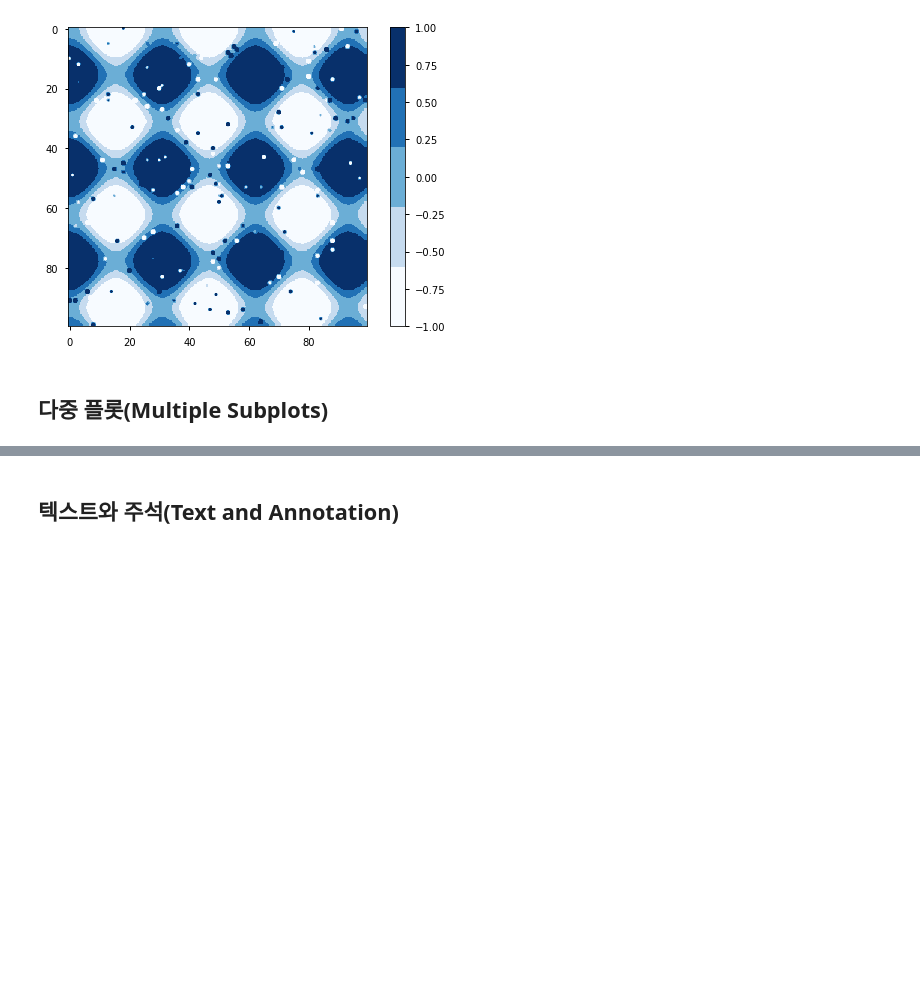
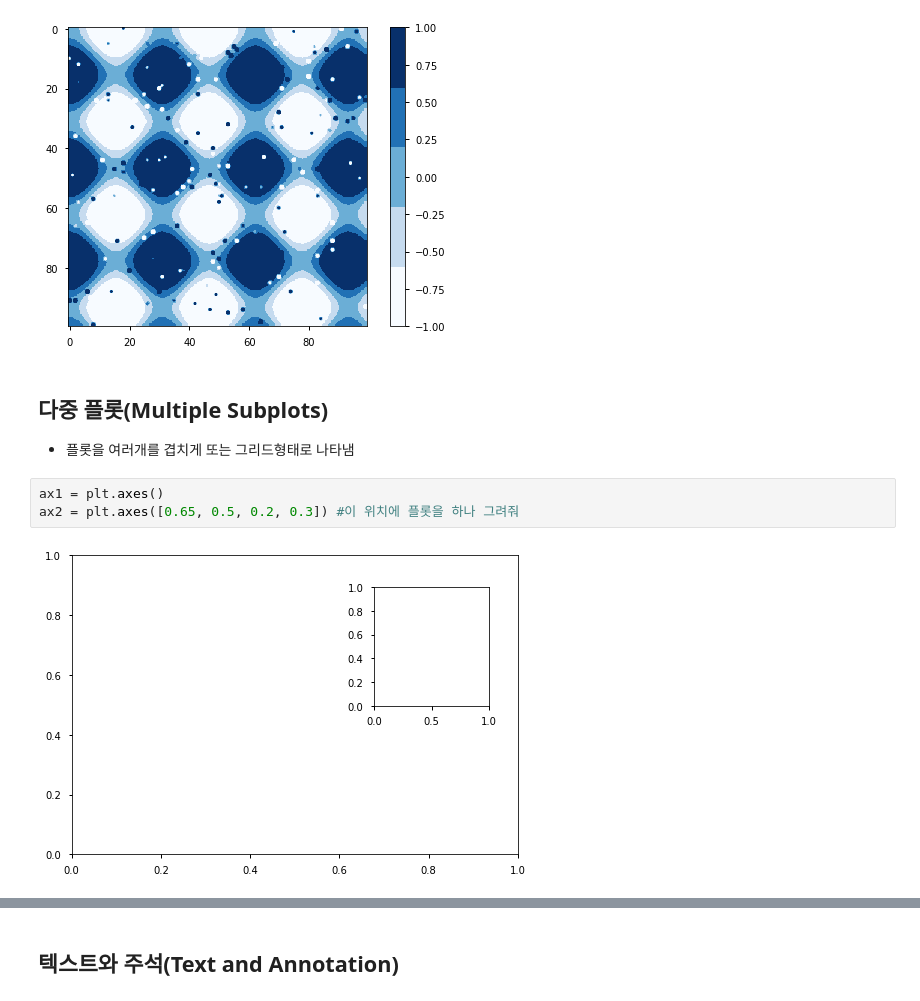
Before and after one commit to mkbahk/MatplotlibLearning, a Jupyter notebook: _Matplotlib_한번에_제대로_배우기.ipynb, the cells around one changed output, grey strips where cells are left out. Saved outputs shown, nothing was run; the diff lists cells and outputs as text; blank space fills up the shorter version.

```diff
--- a/_Matplotlib_한번에_제대로_배우기.ipynb
+++ b/_Matplotlib_한번에_제대로_배우기.ipynb
@@ -297,3 +297,9 @@ plt.clim(-1, 1); #-1 ~1 사이토 지정되
 [figure]
 # %% [markdown]
 ## 다중 플롯(Multiple Subplots)
+* 플롯을 여러개를 겹치게 또는 그리드형태로 나타냄
+# %%
+ax1 = plt.axes()
+ax2 = plt.axes([0.65, 0.5, 0.2, 0.3]) #이 위치에 플롯을 하나 그려줘
+# %% [output]
+[figure, added]
```
Also changed, not shown: parts of 6 cells of this notebook.
